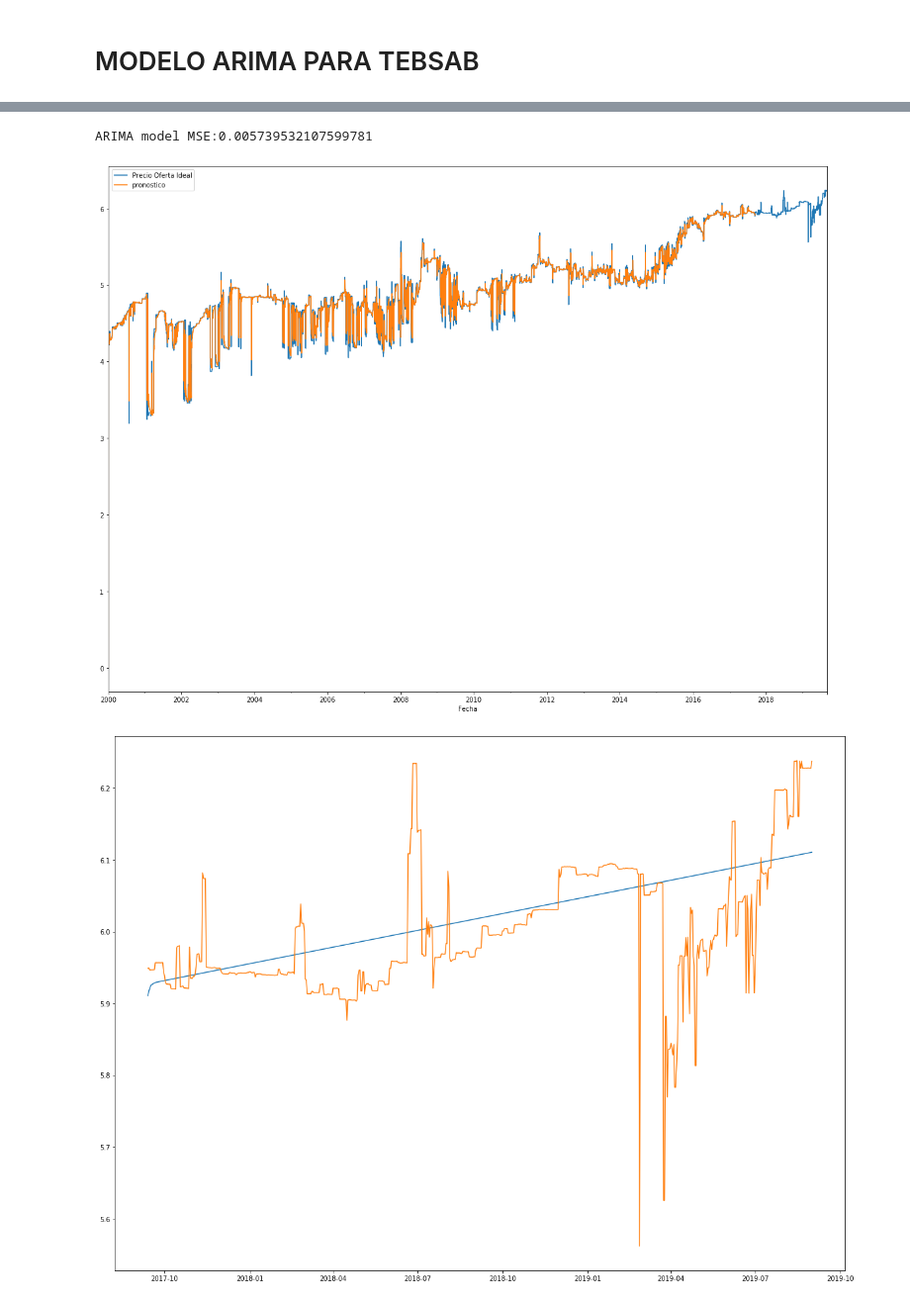
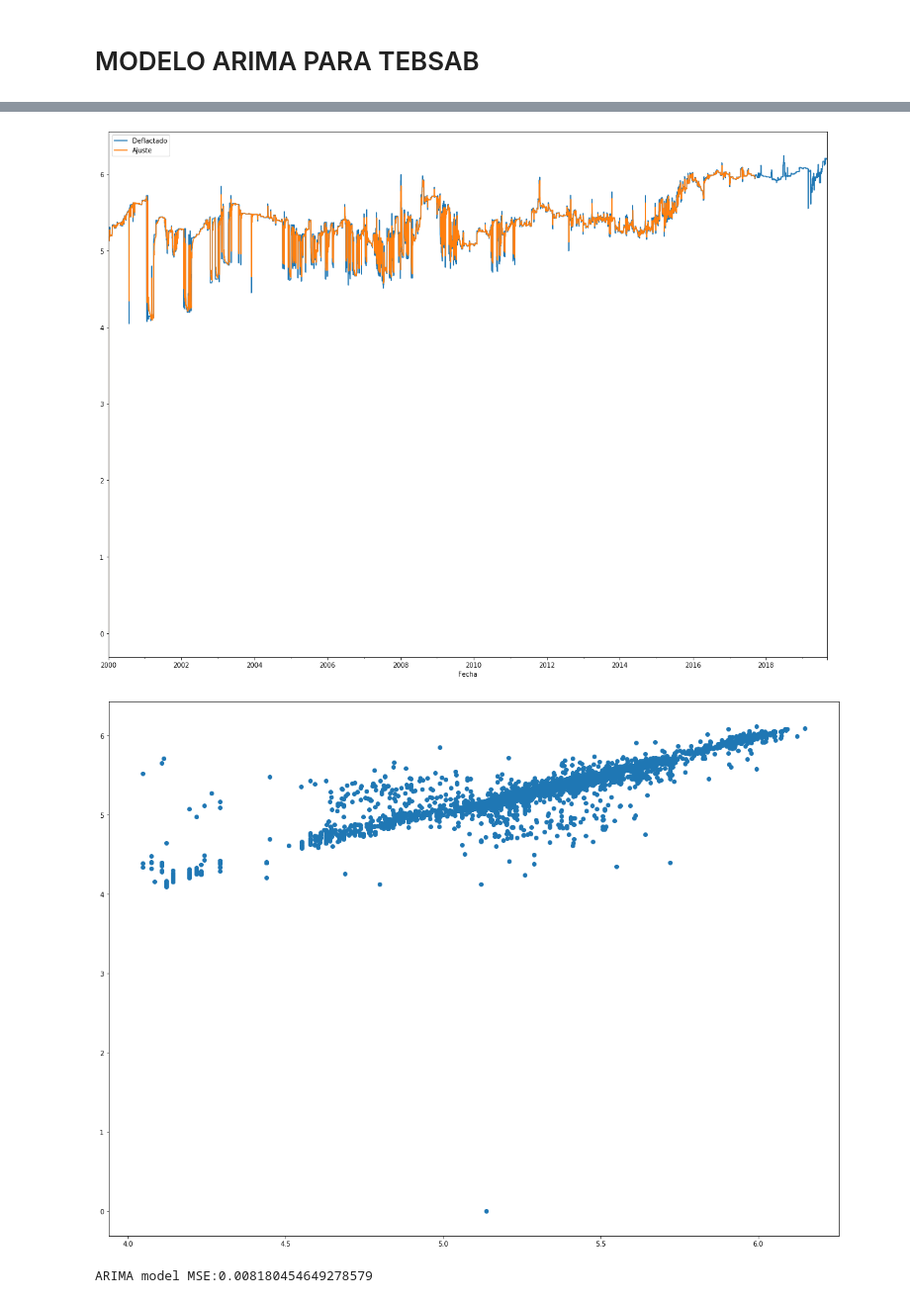
Before and after one commit to Vamarinpe/PAE, a Jupyter notebook: CodRecurso.ipynb, the cells around one changed output, grey strips where cells are left out. Shown at 99% size. Cells and saved outputs as stored; diff of their text form; code cells hidden in the pictures.

```diff
--- a/CodRecurso.ipynb
+++ b/CodRecurso.ipynb
@@ -211,3 +236,23 @@ Index(['AGUA', 'AGUA', 'AGUA', 'AGUA', 'AGUA', 'AGUA', 'AGUA', 'AGUA', 'GAS',
+# %%
+# BETANIA
+
+Betania=Datos.xs('BETANIA',level='Recurso')               # Quita las ultimas 718 (6465)
+Betania=Betania.reset_index(level=['Codigo Agente']).drop('Codigo Agente', 1)
+d=0
+for i in IPC['AÑO']:
+    Betania.loc[i,'INDICE']=IPC.loc[d]['INDICE']
+    d=d+1
+Betania['Deflactado']=Betania['Precio Oferta Ideal'].values/Betania['INDICE'].values*100
+# %%
+# TEBSAB
+
+Tebsab=Datos.xs('TEBSAB',level='Recurso')               # Quita las ultimas 718 (6465)
+Tebsab=Tebsab.reset_index(level=['Codigo Agente']).drop('Codigo Agente', 1)
+d=0
+for i in IPC['AÑO']:
+    Tebsab.loc[i,'INDICE']=IPC.loc[d]['INDICE']
+    d=d+1
+Tebsab['Deflactado']=Tebsab['Precio Oferta Ideal'].values/Tebsab['INDICE'].values*100
 # %% [markdown]
 #MODELOS
 # %% [markdown]
@@ -438,18 +488,17 @@ from scipy import stats
 import statsmodels.api as sm
 from statsmodels.graphics.api import qqplot
 
+M1Tebsab=Tebsab.drop(['Precio Oferta Ideal','INDICE'],axis=1)
 plt.rcParams["figure.figsize"] = (20,15)
-M1Tebsab=Datos.xs('TEBSAB',level='Recurso')                # Quita las ultimas 718 (6465)
-M1Tebsab=M1Tebsab.reset_index(level=['Codigo Agente']).drop('Codigo Agente', 1)
 M1Tebsab.plot()
 
 fig = plt.figure(figsize=(20,15))
 ax1 = fig.add_subplot(211)
-fig = sm.graphics.tsa.plot_acf(M1Tebsab.values.squeeze(), lags=40, ax=ax1)
+fig = sm.graphics.tsa.plot_acf(M1Tebsab.squeeze(), lags=40, ax=ax1)
 ax2 = fig.add_subplot(212)
 fig = sm.graphics.tsa.plot_pacf(M1Tebsab, lags=40, ax=ax2)
 
-X = M1Tebsab['Precio Oferta Ideal'].values
+X = M1Tebsab.values
 split = len(X)/2
 X1=X[0:3233]
 X2=X[3233:]
@@ -459,7 +508,7 @@ print('mean1=%f, mean2=%f' % (mean1, mean2))
 print('variance1=%f, variance2=%f' % (var1, var2))
 
 #from statsmodels.tsa.seasonal import seasonal_decompose
-#result = seasonal_decompose(prueba, model='multiplicative', freq=365)
+#result = seasonal_decompose(M1Tebsab, freq=365)
 #result.plot()
 #pyplot.show()
 # %% [output]
@@ -567,7 +615,7 @@ Warnings:
 [1] Covariance matrix calculated using the outer product of gradients (complex-step).
 # %%
 # MODELO IDENTIFICADO POR LA IDENTIFICACIÓN AUTOMATICA
-Modelo1Tebsab = sm.tsa.statespace.SARIMAX(M1TebsabLogA, trend='c', order=(5,1,5)).fit(disp=False)
+Modelo1Tebsab = sm.tsa.statespace.SARIMAX(M1TebsabLogA, order=(5,1,5)).fit(disp=False)
 print(Modelo1Tebsab.summary())
 print(stats.normaltest(Modelo1Tebsab.resid))
 
@@ -594,16 +642,19 @@ NormaltestResult(statistic=7092.004246823533, pvalue=0.0)
 [figure]
 # %%
 from sklearn.metrics import mean_squared_error
-M1TebsabLog['pronostico'] = Modelo1Tebsab.fittedvalues
-plot = M1TebsabLog[['Precio Oferta Ideal', 'pronostico']].plot(figsize=(20, 15))
+M1TebsabLog['Ajuste'] = Modelo1Tebsab.fittedvalues
+plot = M1TebsabLog[['Deflactado', 'Ajuste']].plot(figsize=(20, 15))
+
+plt.figure(figsize=(20,15))
+plt.scatter(M1TebsabLog['Deflactado'],M1TebsabLog['Ajuste'])
+plt.show()
 
 pred = Modelo1Tebsab.predict('2017-09-12','2019-08-31')[1:]
-plt.figure(figsize=(20,15))
 print('ARIMA model MSE:{}'.format(mean_squared_error(validar,pred)))
 plt.plot(pred)
 plt.plot(validar)
 plt.show()
 # %% [output]
-ARIMA model MSE:0.005739532107599781
-[figure, old version]
+[figure, new version]
-[figure, old version]
+[figure, new version]
+ARIMA model MSE:0.008180454649278579
```
Also changed, not shown: parts of 19 cells of this notebook.
